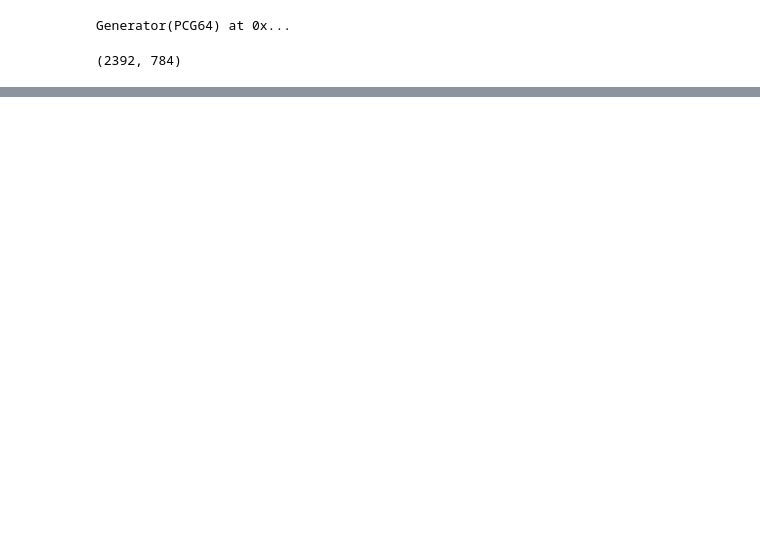
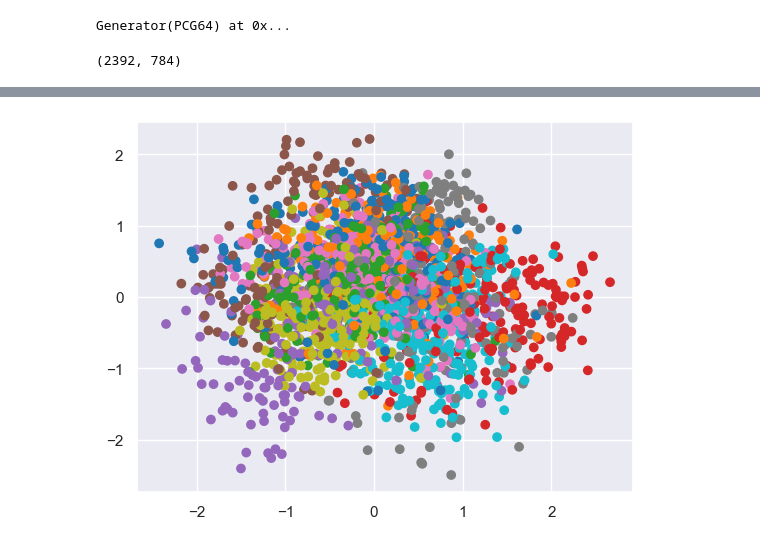
Before and after one commit to jExbrayat/recognize-handwritten-letters, a Jupyter notebook: notebooks/latent-space.ipynb, the cells around one changed output, grey strips where cells are left out. Cells and saved outputs as stored; diff of their text form; code cells hidden in the pictures; blank space fills up the shorter version.

```diff
--- a/notebooks/latent-space.ipynb
+++ b/notebooks/latent-space.ipynb
@@ -114,0 +140,4 @@ auto_encoder.visualize(x_test)
+# %%
+plot_latent(vae, data_loader)
+# %% [output]
+[figure, added]
```
Also changed, not shown: parts of 17 cells of this notebook, 2 other files.
